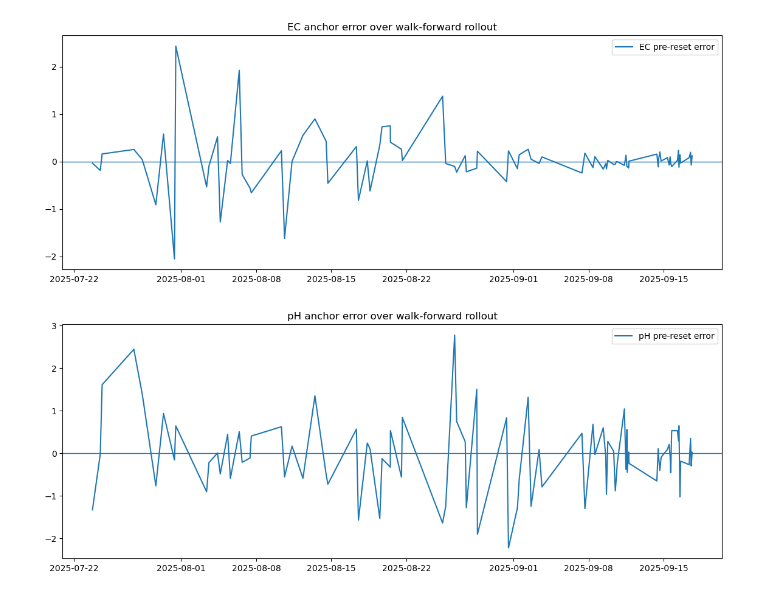
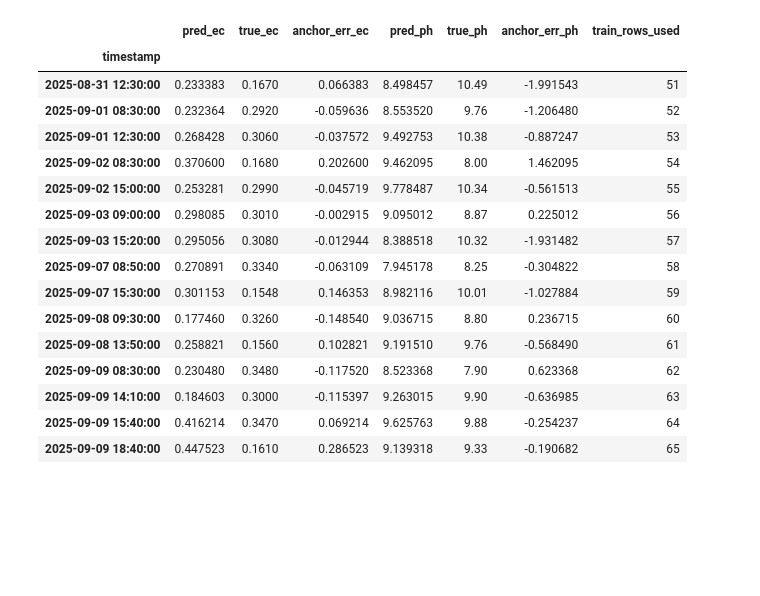
Before and after one commit to EliyahuEden/Predictive_Modeling_Of_Rootzone_Variables_Using_Greenhouse_Data, a Jupyter notebook: scripts/Rootzone_Rollout.ipynb, the cells around one changed output. Cells and saved outputs as stored; diff of their text form; code cells hidden in the pictures; blank space fills up the shorter version.

```diff
--- a/scripts/Rootzone_Rollout.ipynb
+++ b/scripts/Rootzone_Rollout.ipynb
@@ -225,5 +184,7 @@ pH feature count: 12
 # %%
-def make_window_train_row(df: pd.DataFrame, t0: pd.Timestamp, t1: pd.Timestamp) -> Optional[Dict[str, float]]:
+def make_train_row(
+    df: pd.DataFrame, t0: pd.Timestamp, t1: pd.Timestamp
+) -> Optional[Dict[str, float]]:
     ec0 = df.at[t0, TARGET_EC]
     ph0 = df.at[t0, TARGET_PH]
     ec1 = df.at[t1, TARGET_EC]
@@ -240,24 +201,32 @@ def make_window_train_row(df: pd.DataFrame, t0: pd.Timestamp, t1: pd.Timestamp)
         window=window,
         ec_anchor=float(ec0),
         ph_anchor=float(ph0),
-        ec_current=float(ec0),   # training target is full anchor-to-anchor cumulative delta
-        ph_current=float(ph0),
-        gap_steps=gap_steps
+        gap_steps=gap_steps,
     )
     feat["delta_ec"] = float(ec1 - ec0)
     feat["delta_ph"] = float(ph1 - ph0)
     feat["t0"] = t0
     feat["t1"] = t1
-    feat["gap_steps_actual"] = gap_steps
     return feat
 
-def train_models(train_rows: pd.DataFrame) -> Tuple[xgb.XGBRegressor, xgb.XGBRegressor]:
-    X_ec = train_rows[EC_FEATURES].values
-    y_ec = train_rows["delta_ec"].values
-    X_ph = train_rows[PH_FEATURES].values
-    y_ph = train_rows["delta_ph"].values
+
+def build_train_rows(
+    df: pd.DataFrame, anchors: pd.DatetimeIndex,
+    start_idx: int, end_idx: int,
+) -> List[Dict]:
+    """Build training rows from consecutive anchor pairs only (no skip)."""
+    rows = []
+    for i in range(start_idx, end_idx):
+        row = make_train_row(df, anchors[i], anchors[i + 1])
+        if row is not None:
+            rows.append(row)
+    return rows
+
+
+def train_models(train_df: pd.DataFrame) -> Tuple[xgb.XGBRegressor, xgb.XGBRegressor]:
+    X = train_df[FEATURES].values
     m_ec = xgb.XGBRegressor(**CFG.XGB_PARAMS)
     m_ph = xgb.XGBRegressor(**CFG.XGB_PARAMS)
-    m_ec.fit(X_ec, y_ec, verbose=False)
-    m_ph.fit(X_ph, y_ph, verbose=False)
+    m_ec.fit(X, train_df["delta_ec"].values, verbose=False)
+    m_ph.fit(X, train_df["delta_ph"].values, verbose=False)
     return m_ec, m_ph
@@ -472,19 +490,23 @@ if model_ec_final is not None and model_ph_final is not None:
-# %%
-# Optional: anchor error plots
-if len(anchor_eval):
-    fig = plt.figure(figsize=(14, 5))
-    plt.plot(anchor_eval.index, anchor_eval["anchor_err_ec"], label="EC pre-reset error")
-    plt.axhline(0, linewidth=1)
-    plt.title("EC anchor error over walk-forward rollout")
-    plt.legend()
-    plt.show()
-
-    fig = plt.figure(figsize=(14, 5))
-    plt.plot(anchor_eval.index, anchor_eval["anchor_err_ph"], label="pH pre-reset error")
-    plt.axhline(0, linewidth=1)
-    plt.title("pH anchor error over walk-forward rollout")
-    plt.legend()
-    plt.show()
-# %% [output]
-[figure, removed]
-[figure, removed]
+# %%
+display(anchor_eval[
+    ["pred_ec", "true_ec", "anchor_err_ec",
+     "pred_ph", "true_ph", "anchor_err_ph", "train_rows_used"]
+].head(15))
+# %% [output]
+|  | pred_ec | true_ec | anchor_err_ec | pred_ph | true_ph | anchor_err_ph | train_rows_used |
+| timestamp |  |  |  |  |  |  |  |
+| 2025-08-31 12:30:00 | 0.233383 | 0.1670 | 0.066383 | 8.498457 | 10.49 | -1.991543 | 51 |
+| 2025-09-01 08:30:00 | 0.232364 | 0.2920 | -0.059636 | 8.553520 | 9.76 | -1.206480 | 52 |
+| 2025-09-01 12:30:00 | 0.268428 | 0.3060 | -0.037572 | 9.492753 | 10.38 | -0.887247 | 53 |
+| 2025-09-02 08:30:00 | 0.370600 | 0.1680 | 0.202600 | 9.462095 | 8.00 | 1.462095 | 54 |
+| 2025-09-02 15:00:00 | 0.253281 | 0.2990 | -0.045719 | 9.778487 | 10.34 | -0.561513 | 55 |
+| 2025-09-03 09:00:00 | 0.298085 | 0.3010 | -0.002915 | 9.095012 | 8.87 | 0.225012 | 56 |
+| 2025-09-03 15:20:00 | 0.295056 | 0.3080 | -0.012944 | 8.388518 | 10.32 | -1.931482 | 57 |
+| 2025-09-07 08:50:00 | 0.270891 | 0.3340 | -0.063109 | 7.945178 | 8.25 | -0.304822 | 58 |
+| 2025-09-07 15:30:00 | 0.301153 | 0.1548 | 0.146353 | 8.982116 | 10.01 | -1.027884 | 59 |
+| 2025-09-08 09:30:00 | 0.177460 | 0.3260 | -0.148540 | 9.036715 | 8.80 | 0.236715 | 60 |
+| 2025-09-08 13:50:00 | 0.258821 | 0.1560 | 0.102821 | 9.191510 | 9.76 | -0.568490 | 61 |
+| 2025-09-09 08:30:00 | 0.230480 | 0.3480 | -0.117520 | 8.523368 | 7.90 | 0.623368 | 62 |
+| 2025-09-09 14:10:00 | 0.184603 | 0.3000 | -0.115397 | 9.263015 | 9.90 | -0.636985 | 63 |
+| 2025-09-09 15:40:00 | 0.416214 | 0.3470 | 0.069214 | 9.625763 | 9.88 | -0.254237 | 64 |
+| 2025-09-09 18:40:00 | 0.447523 | 0.1610 | 0.286523 | 9.139318 | 9.33 | -0.190682 | 65 |
```
Also changed, not shown: parts of 17 cells of this notebook, 3 other files.
